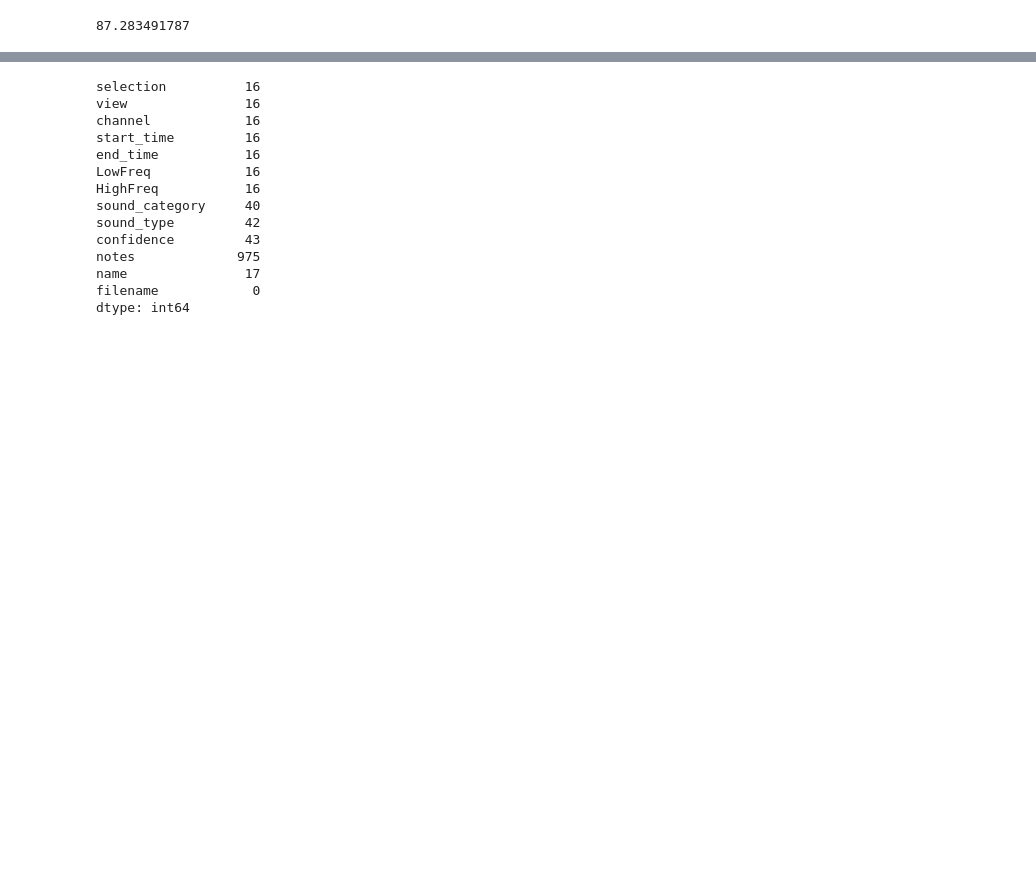
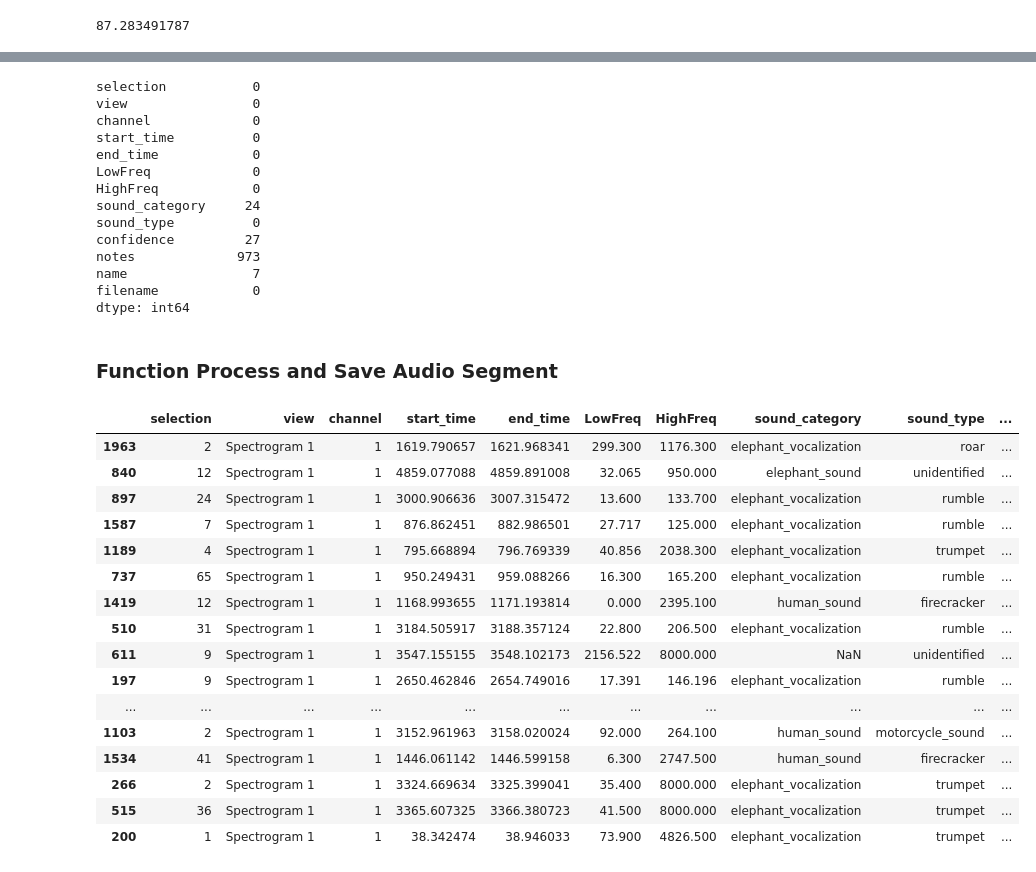
Before and after one commit to rudyhendrawn/Riset-AI-SIKGM, a Jupyter notebook: read-dataset.ipynb, the cells around one changed output, grey strips where cells are left out. Cells and saved outputs as stored; diff of their text form; code cells hidden in the pictures; blank space fills up the shorter version.

```diff
--- a/read-dataset.ipynb
+++ b/read-dataset.ipynb
@@ -160,0 +321,3 @@ plot_spectogram(audio_segment, sample_rate)
+# %%
+new_metadata = pd.read_csv('codes/Riset-AI-SIKGM/metadata.csv')
+new_metadata.info()
@@ -161,17 +345,17 @@ plot_spectogram(audio_segment, sample_rate)
 # %%
-metadata.isna().sum()
+new_metadata.isna().sum()
 # %% [output]
-selection          16
-view               16
-channel            16
-start_time         16
-end_time           16
-LowFreq            16
-HighFreq           16
-sound_category     40
-sound_type         42
-confidence         43
-notes             975
-name               17
+selection           0
+view                0
+channel             0
+start_time          0
+end_time            0
+LowFreq             0
+HighFreq            0
+sound_category     24
+sound_type          0
+confidence         27
+notes             973
+name                7
 filename            0
 dtype: int64
@@ -177,0 +364,2 @@ dtype: int64
+# %% [markdown]
+### Function Process and Save Audio Segment
@@ -177,0 +407,21 @@ dtype: int64
+# %%
+sample_data = new_metadata.sample(50)
+sample_data
+# %% [output]
+|  | selection | view | channel | start_time | end_time | LowFreq | HighFreq | sound_category | sound_type | ... |
+| 1963 | 2 | Spectrogram 1 | 1 | 1619.790657 | 1621.968341 | 299.300 | 1176.300 | elephant_vocalization | roar | ... |
+| 840 | 12 | Spectrogram 1 | 1 | 4859.077088 | 4859.891008 | 32.065 | 950.000 | elephant_sound | unidentified | ... |
+| 897 | 24 | Spectrogram 1 | 1 | 3000.906636 | 3007.315472 | 13.600 | 133.700 | elephant_vocalization | rumble | ... |
+| 1587 | 7 | Spectrogram 1 | 1 | 876.862451 | 882.986501 | 27.717 | 125.000 | elephant_vocalization | rumble | ... |
+| 1189 | 4 | Spectrogram 1 | 1 | 795.668894 | 796.769339 | 40.856 | 2038.300 | elephant_vocalization | trumpet | ... |
+| 737 | 65 | Spectrogram 1 | 1 | 950.249431 | 959.088266 | 16.300 | 165.200 | elephant_vocalization | rumble | ... |
+| 1419 | 12 | Spectrogram 1 | 1 | 1168.993655 | 1171.193814 | 0.000 | 2395.100 | human_sound | firecracker | ... |
+| 510 | 31 | Spectrogram 1 | 1 | 3184.505917 | 3188.357124 | 22.800 | 206.500 | elephant_vocalization | rumble | ... |
+| 611 | 9 | Spectrogram 1 | 1 | 3547.155155 | 3548.102173 | 2156.522 | 8000.000 | NaN | unidentified | ... |
+| 197 | 9 | Spectrogram 1 | 1 | 2650.462846 | 2654.749016 | 17.391 | 146.196 | elephant_vocalization | rumble | ... |
+| ... | ... | ... | ... | ... | ... | ... | ... | ... | ... | ... |
+| 1103 | 2 | Spectrogram 1 | 1 | 3152.961963 | 3158.020024 | 92.000 | 264.100 | human_sound | motorcycle_sound | ... |
+| 1534 | 41 | Spectrogram 1 | 1 | 1446.061142 | 1446.599158 | 6.300 | 2747.500 | human_sound | firecracker | ... |
+| 266 | 2 | Spectrogram 1 | 1 | 3324.669634 | 3325.399041 | 35.400 | 8000.000 | elephant_vocalization | trumpet | ... |
+| 515 | 36 | Spectrogram 1 | 1 | 3365.607325 | 3366.380723 | 41.500 | 8000.000 | elephant_vocalization | trumpet | ... |
+| 200 | 1 | Spectrogram 1 | 1 | 38.342474 | 38.946033 | 73.900 | 4826.500 | elephant_vocalization | trumpet | ... |
```
Also changed, not shown: parts of 36 cells of this notebook, 2 other files.
